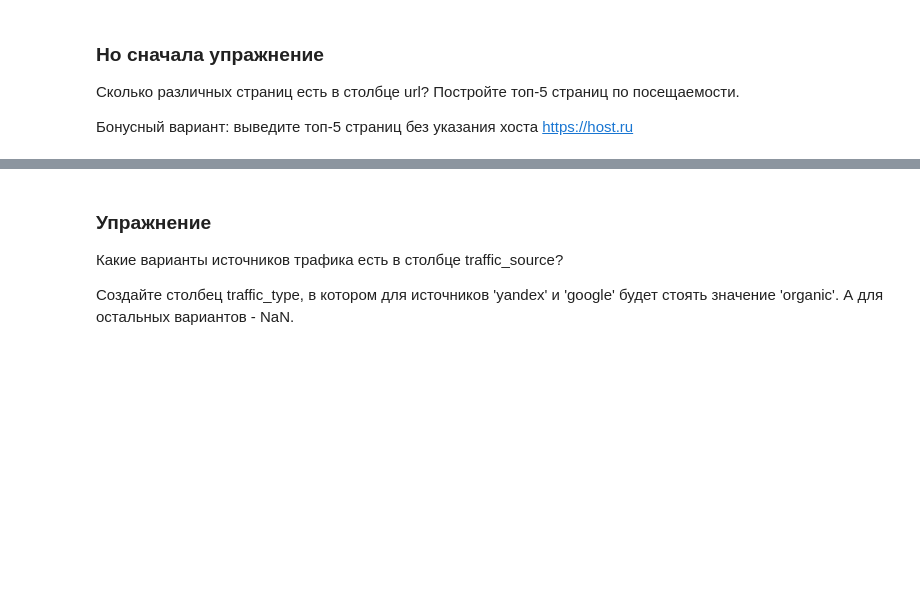
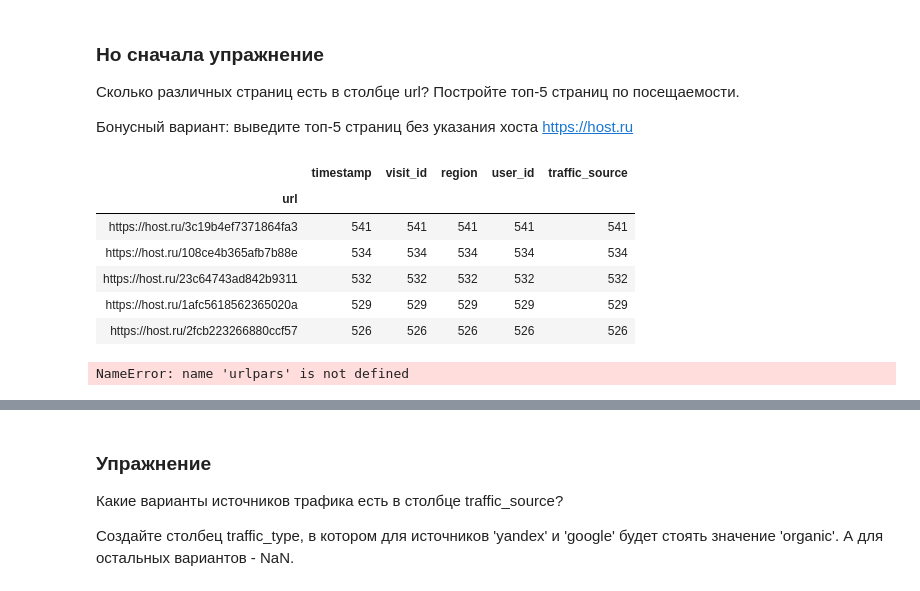
Before and after one commit to xcutionsolo/advanced_pandas, a Jupyter notebook: Python_12_pivot_and_str.ipynb, the cells around one changed output, grey strips where cells are left out. Drawn from its saved outputs; the diff is of its cells as text; code cells hidden in the pictures; blank space fills up the shorter version.

```diff
--- a/Python_12_pivot_and_str.ipynb
+++ b/Python_12_pivot_and_str.ipynb
@@ -42,6 +123,20 @@ log.head()
 Сколько различных страниц есть в столбце url? Постройте топ-5 страниц по посещаемости.
 
 Бонусный вариант: выведите топ-5 страниц без указания хоста https://host.ru
+# %%
+log.groupby('url').count().sort_values(by='user_id', ascending = False).head()
+# %% [output]
+|  | timestamp | visit_id | region | user_id | traffic_source |
+| url |  |  |  |  |  |
+| https://host.ru/3c19b4ef7371864fa3 | 541 | 541 | 541 | 541 | 541 |
+| https://host.ru/108ce4b365afb7b88e | 534 | 534 | 534 | 534 | 534 |
+| https://host.ru/23c64743ad842b9311 | 532 | 532 | 532 | 532 | 532 |
+| https://host.ru/1afc5618562365020a | 529 | 529 | 529 | 529 | 529 |
+| https://host.ru/2fcb223266880ccf57 | 526 | 526 | 526 | 526 | 526 |
+# %%
+urlpars
+# %% [output]
+NameError: name 'urlpars' is not defined
 # %%
 # метод loc позволяет выбрать строки и столбцы в соответствии с условиями
 # двоеточие означает выбор всех значений
```
Also changed, not shown: parts of 42 cells of this notebook.
